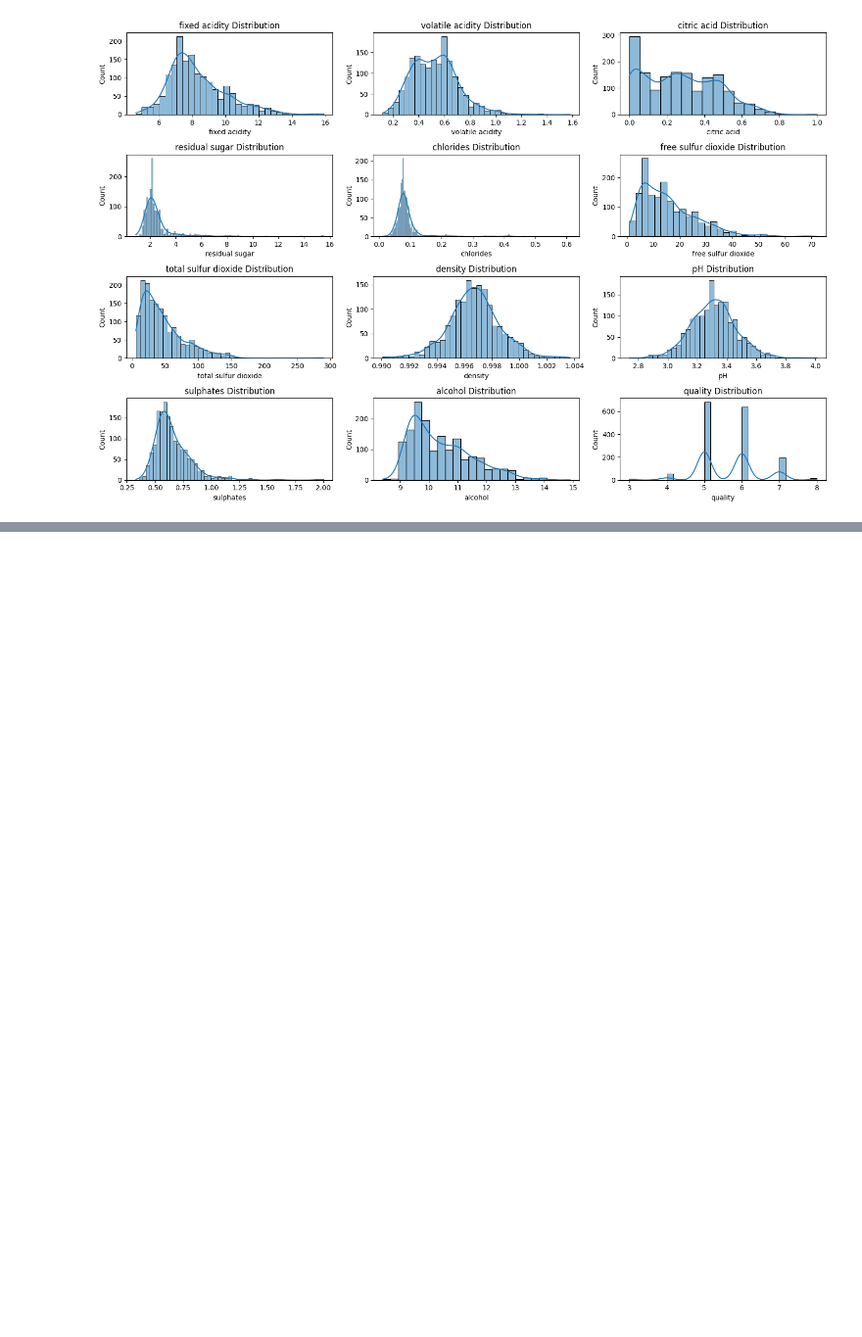
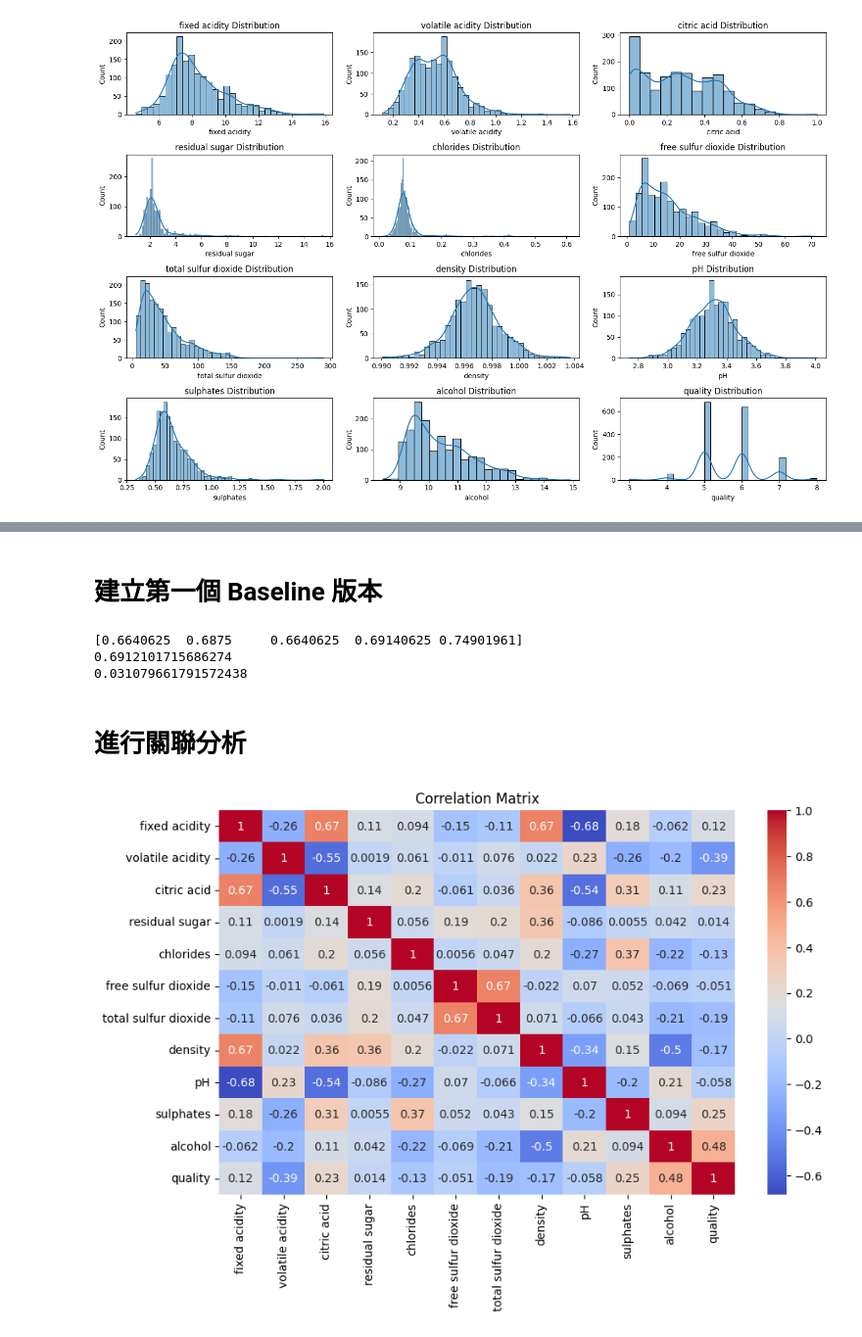
Before and after one commit to JerryLiu789/Prediction-of-quality-of-Wine, a Jupyter notebook: Prediction_of_quality_of_Wine.ipynb, the cells around one changed output, grey strips where cells are left out. Shown at 98% size. Saved outputs shown, nothing was run; the diff lists cells and outputs as text; code cells hidden in the pictures; blank space fills up the shorter version.

Commit message:
建立第一個Baseline版本，利用PCA嘗試處理多重共線性問題與簡化模型

```diff
--- a/Prediction_of_quality_of_Wine.ipynb
+++ b/Prediction_of_quality_of_Wine.ipynb
@@ -72,0 +85,38 @@ plt.show()
+# %% [markdown]
+# 建立第一個 Baseline 版本
+# %%
+from sklearn.model_selection import cross_val_score
+from sklearn.model_selection import train_test_split
+from sklearn.ensemble import RandomForestClassifier
+
+df_train = df.copy()
+
+X = df_train.drop('quality', axis = 1)
+y = df_train['quality']
+
+X_train, X_test, y_train, y_test = train_test_split(X, y, test_size = 0.2, random_state = 42)
+rfc = RandomForestClassifier(n_estimators=200)
+rfc_eval = cross_val_score(estimator = rfc, X = X_train, y = y_train, cv = 5)
+print(rfc_eval)
+print(rfc_eval.mean())
+print(rfc_eval.std())
+# %% [output]
+[0.6640625  0.6875     0.6640625  0.69140625 0.74901961]
+0.6912101715686274
+0.031079661791572438
+# %% [markdown]
+# 進行關聯分析
+# %%
+import matplotlib.pyplot as plt
+import seaborn as sns
+
+# 使用皮爾森相關係數來計算相關係數矩陣
+correlation_matrix = df.corr()
+
+# 繪製相關係數矩陣熱圖
+plt.figure(figsize=(10, 6))
+sns.heatmap(correlation_matrix,annot=True,cmap='coolwarm')
+plt.title('Correlation Matrix')
+plt.show()
+# %% [output]
+[figure, added]
```
Also changed, not shown: parts of 6 cells of this notebook.
